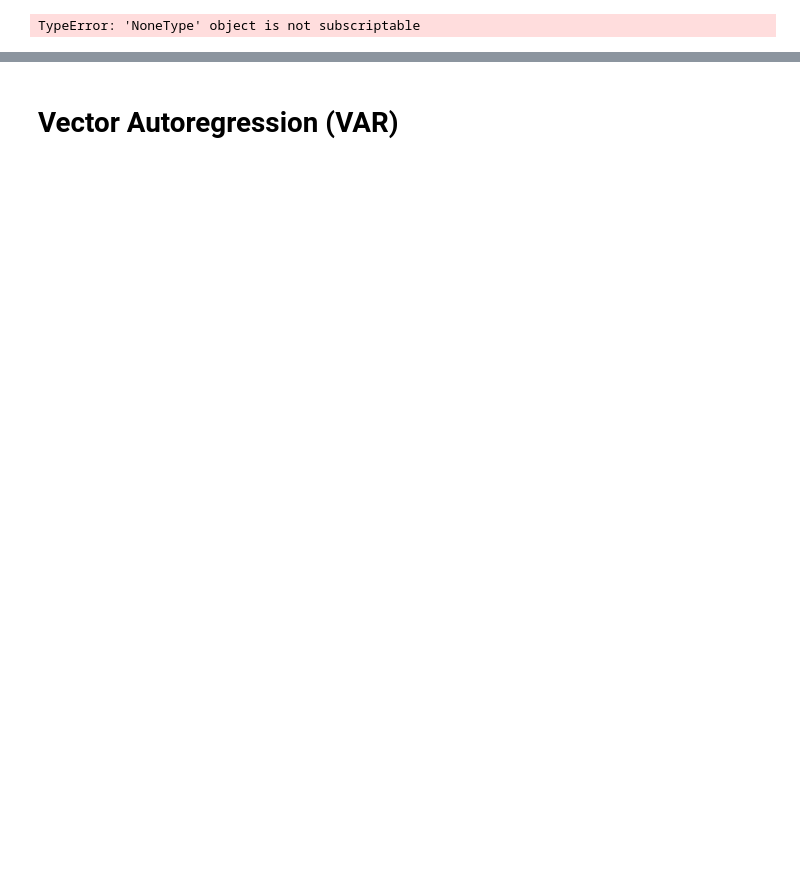
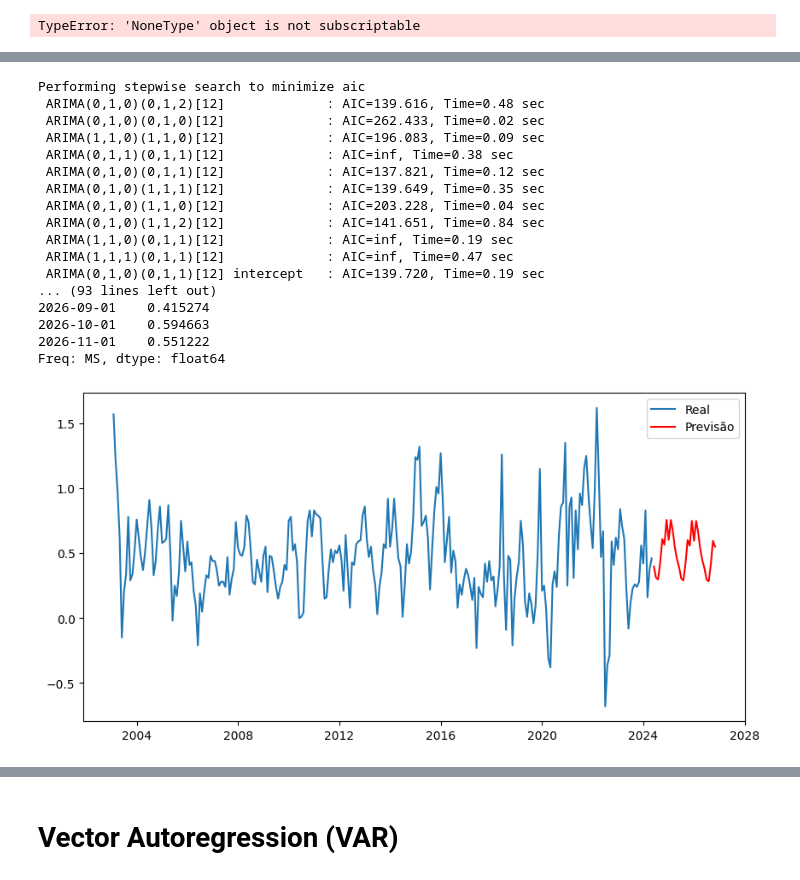
Before and after one commit to enricobisordi/projetos-R, a Jupyter notebook: modelos-inflacao.ipynb, the cells around one changed output, grey strips where cells are left out. Drawn from its saved outputs; the diff is of its cells as text; code cells hidden in the pictures; blank space fills up the shorter version.

```diff
--- a/modelos-inflacao.ipynb
+++ b/modelos-inflacao.ipynb
@@ -290,7 +333,7 @@ forecast_SARIMA(series=planilha6['CPI BR'], order=(1, 1, 0), seasonal_order=(1,
 SARIMAX
 ==============
 # %%
-file_path = "C:/Users/Enrico.bisordi/OneDrive - Rio Bravo/Desktop/Nova pasta/merged.csv"
+file_path = "C:\\Users\\Enrico\\Downloads\\merged.csv"
 
 df = pd.read_csv(file_path, index_col='date.x')
 df.head()
@@ -430,0 +488,51 @@ plt.show()
+# %%
+df.index = pd.to_datetime(df.index)
+
+# Treinando o modelo SARIMAX
+model_sarimax = auto_arima(df['IPCA'], start_p=0, d=1, start_q=0,
+                           max_p=1, max_d=2, max_q=2, start_P=0,
+                           D=1, start_Q=2, max_P=2, max_D=1,
+                           max_Q=5, m=12, seasonal=True,
+                           error_action='warn', trace=True,
+                           suppress_warnings=True, stepwise=True,
+                           random_state=20, n_fits=50)
+print(model_sarimax.summary())
+
+# Prevendo os próximos 30 dias
+forecast = model_sarimax.predict(n_periods=30)
+print("Previsão:", forecast)
+
+# Criando um índice de datas para o período de previsão
+last_date = df.index[-1]
+forecast_index = pd.date_range(start=last_date + pd.DateOffset(months=1), periods=30, freq='MS')
+print("Índice da previsão:", forecast_index)
+
+# Convertendo a previsão para uma Series para facilitar o plot
+forecast_series = pd.Series(forecast, index=forecast_index)
+print("Série da previsão:", forecast_series)
+
+# Plotando os dados reais e a previsão
+plt.figure(figsize=(10, 5))
+plt.plot(df['IPCA'], label='Real')
+plt.plot(forecast_series, label='Previsão', color='red')
+plt.legend()
+plt.show()
+# %% [output]
+Performing stepwise search to minimize aic
+ ARIMA(0,1,0)(0,1,2)[12]             : AIC=139.616, Time=0.48 sec
+ ARIMA(0,1,0)(0,1,0)[12]             : AIC=262.433, Time=0.02 sec
+ ARIMA(1,1,0)(1,1,0)[12]             : AIC=196.083, Time=0.09 sec
+ ARIMA(0,1,1)(0,1,1)[12]             : AIC=inf, Time=0.38 sec
+ ARIMA(0,1,0)(0,1,1)[12]             : AIC=137.821, Time=0.12 sec
+ ARIMA(0,1,0)(1,1,1)[12]             : AIC=139.649, Time=0.35 sec
+ ARIMA(0,1,0)(1,1,0)[12]             : AIC=203.228, Time=0.04 sec
+ ARIMA(0,1,0)(1,1,2)[12]             : AIC=141.651, Time=0.84 sec
+ ARIMA(1,1,0)(0,1,1)[12]             : AIC=inf, Time=0.19 sec
+ ARIMA(1,1,1)(0,1,1)[12]             : AIC=inf, Time=0.47 sec
+ ARIMA(0,1,0)(0,1,1)[12] intercept   : AIC=139.720, Time=0.19 sec
+... (93 lines left out)
+2026-09-01    0.415274
+2026-10-01    0.594663
+2026-11-01    0.551222
+Freq: MS, dtype: float64
+[figure, added]
```
Also changed, not shown: parts of 22 cells of this notebook.
